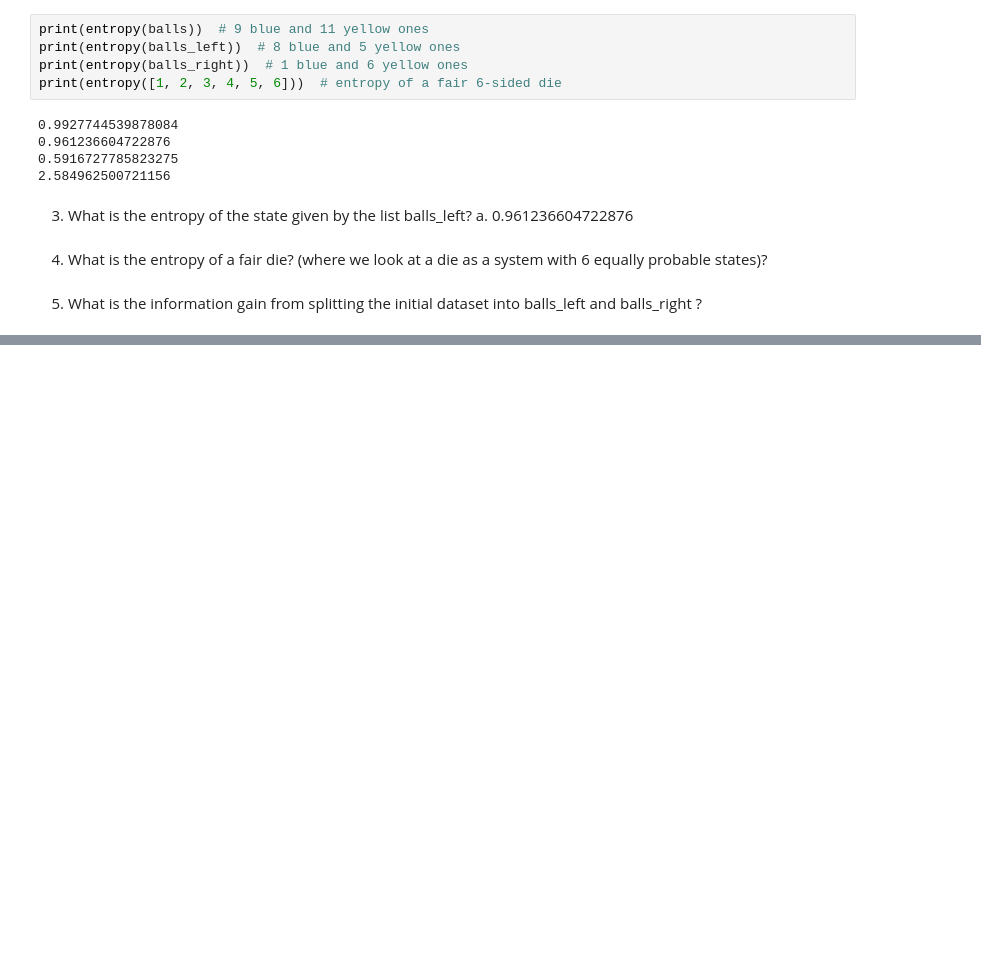
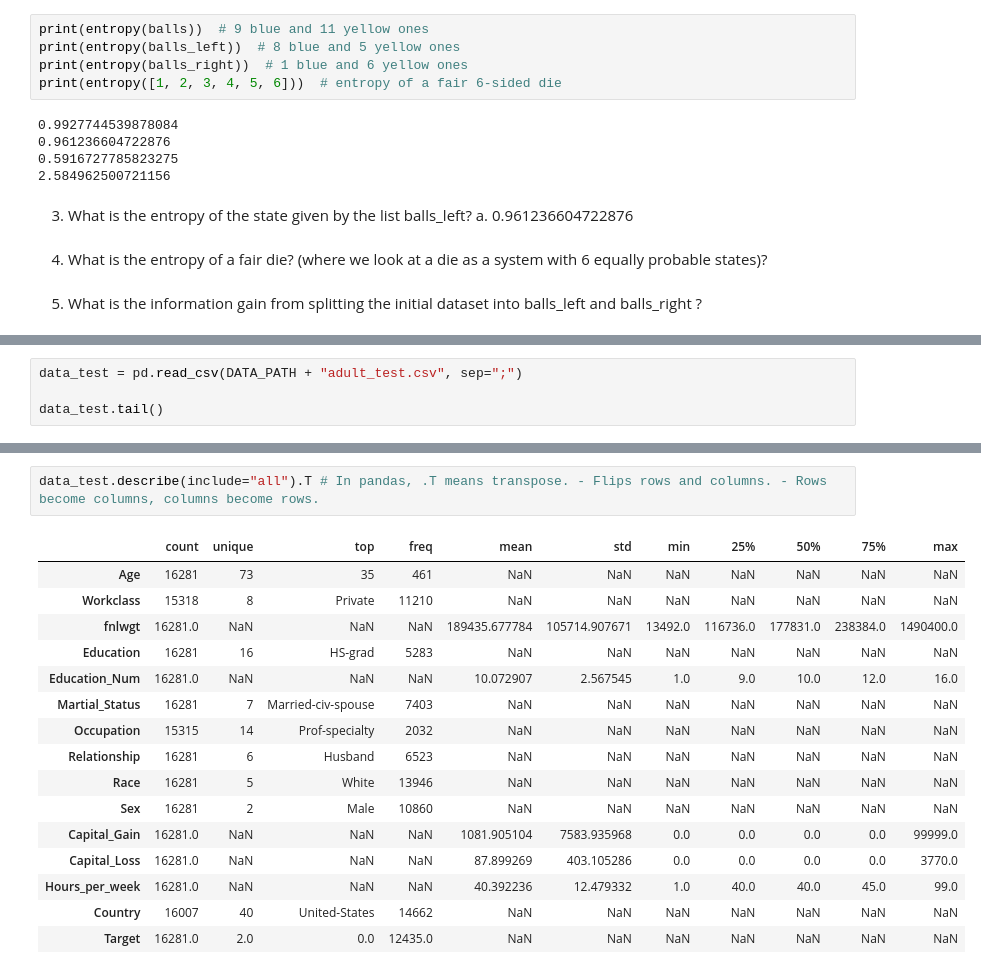
Before and after one commit to rahulrajesh131999/ai-ml-dl-journey, a Jupyter notebook: topic3/demo-assignment.ipynb, the cells around one changed output, grey strips where cells are left out. Cells and saved outputs as stored; diff of their text form; blank space fills up the shorter version.

```diff
--- a/topic3/demo-assignment.ipynb
+++ b/topic3/demo-assignment.ipynb
@@ -281,0 +342,4 @@ def information_gains(X, y):
+# %%
+data_test = pd.read_csv(DATA_PATH + "adult_test.csv", sep=";")
+
+data_test.tail()
@@ -281,0 +365,19 @@ def information_gains(X, y):
+# %%
+data_test.describe(include="all").T # In pandas, .T means transpose. - Flips rows and columns. - Rows become columns, columns become rows.
+# %% [output]
+|  | count | unique | top | freq | mean | std | min | 25% | 50% | 75% | max |
+| Age | 16281 | 73 | 35 | 461 | NaN | NaN | NaN | NaN | NaN | NaN | NaN |
+| Workclass | 15318 | 8 | Private | 11210 | NaN | NaN | NaN | NaN | NaN | NaN | NaN |
+| fnlwgt | 16281.0 | NaN | NaN | NaN | 189435.677784 | 105714.907671 | 13492.0 | 116736.0 | 177831.0 | 238384.0 | 1490400.0 |
+| Education | 16281 | 16 | HS-grad | 5283 | NaN | NaN | NaN | NaN | NaN | NaN | NaN |
+| Education_Num | 16281.0 | NaN | NaN | NaN | 10.072907 | 2.567545 | 1.0 | 9.0 | 10.0 | 12.0 | 16.0 |
+| Martial_Status | 16281 | 7 | Married-civ-spouse | 7403 | NaN | NaN | NaN | NaN | NaN | NaN | NaN |
+| Occupation | 15315 | 14 | Prof-specialty | 2032 | NaN | NaN | NaN | NaN | NaN | NaN | NaN |
+| Relationship | 16281 | 6 | Husband | 6523 | NaN | NaN | NaN | NaN | NaN | NaN | NaN |
+| Race | 16281 | 5 | White | 13946 | NaN | NaN | NaN | NaN | NaN | NaN | NaN |
+| Sex | 16281 | 2 | Male | 10860 | NaN | NaN | NaN | NaN | NaN | NaN | NaN |
+| Capital_Gain | 16281.0 | NaN | NaN | NaN | 1081.905104 | 7583.935968 | 0.0 | 0.0 | 0.0 | 0.0 | 99999.0 |
+| Capital_Loss | 16281.0 | NaN | NaN | NaN | 87.899269 | 403.105286 | 0.0 | 0.0 | 0.0 | 0.0 | 3770.0 |
+| Hours_per_week | 16281.0 | NaN | NaN | NaN | 40.392236 | 12.479332 | 1.0 | 40.0 | 40.0 | 45.0 | 99.0 |
+| Country | 16007 | 40 | United-States | 14662 | NaN | NaN | NaN | NaN | NaN | NaN | NaN |
+| Target | 16281.0 | 2.0 | 0.0 | 12435.0 | NaN | NaN | NaN | NaN | NaN | NaN | NaN |
```
Also changed, not shown: parts of 30 cells of this notebook, 2 other files.
